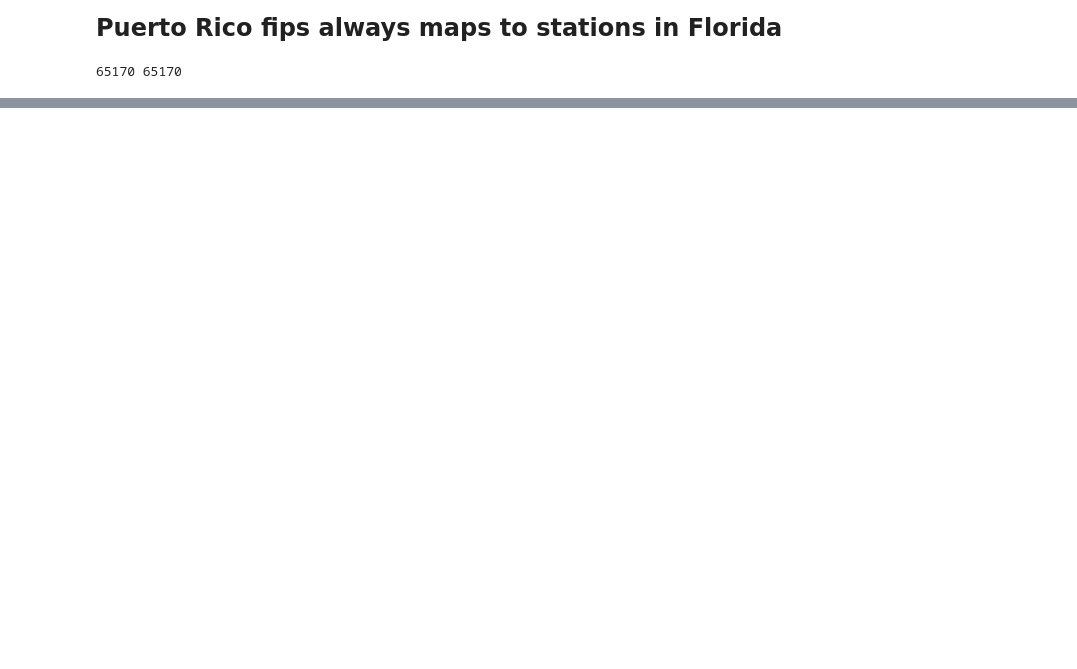
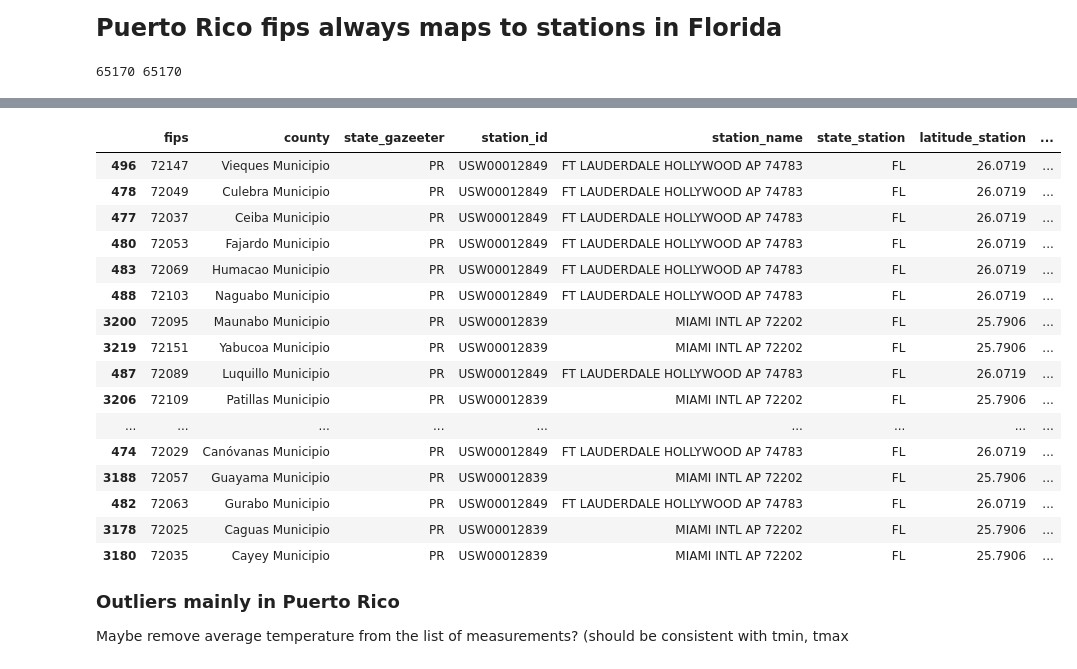
Before and after one commit to severine-baudry/capstone_data_engineer, a Jupyter notebook: US_weather_explore_measurements.ipynb, the cells around one changed output, grey strips where cells are left out. Drawn from its saved outputs; the diff is of its cells as text; code cells hidden in the pictures; blank space fills up the shorter version.

Commit message:
explore outliers for precipitation and temperature min and max

```diff
--- a/US_weather_explore_measurements.ipynb
+++ b/US_weather_explore_measurements.ipynb
@@ -609,0 +679,24 @@ print(len(a), len(df_stations))
+# %%
+closest_stations_allinfo["TAVG"].sort_values(by = "distance", ascending= False).head(20)
+# %% [output]
+|  | fips | county | state_gazeeter | station_id | station_name | state_station | latitude_station | ... |
+| 496 | 72147 | Vieques Municipio | PR | USW00012849 | FT LAUDERDALE HOLLYWOOD AP 74783 | FL | 26.0719 | ... |
+| 478 | 72049 | Culebra Municipio | PR | USW00012849 | FT LAUDERDALE HOLLYWOOD AP 74783 | FL | 26.0719 | ... |
+| 477 | 72037 | Ceiba Municipio | PR | USW00012849 | FT LAUDERDALE HOLLYWOOD AP 74783 | FL | 26.0719 | ... |
+| 480 | 72053 | Fajardo Municipio | PR | USW00012849 | FT LAUDERDALE HOLLYWOOD AP 74783 | FL | 26.0719 | ... |
+| 483 | 72069 | Humacao Municipio | PR | USW00012849 | FT LAUDERDALE HOLLYWOOD AP 74783 | FL | 26.0719 | ... |
+| 488 | 72103 | Naguabo Municipio | PR | USW00012849 | FT LAUDERDALE HOLLYWOOD AP 74783 | FL | 26.0719 | ... |
+| 3200 | 72095 | Maunabo Municipio | PR | USW00012839 | MIAMI INTL AP 72202 | FL | 25.7906 | ... |
+| 3219 | 72151 | Yabucoa Municipio | PR | USW00012839 | MIAMI INTL AP 72202 | FL | 25.7906 | ... |
+| 487 | 72089 | Luquillo Municipio | PR | USW00012849 | FT LAUDERDALE HOLLYWOOD AP 74783 | FL | 26.0719 | ... |
+| 3206 | 72109 | Patillas Municipio | PR | USW00012839 | MIAMI INTL AP 72202 | FL | 25.7906 | ... |
+| ... | ... | ... | ... | ... | ... | ... | ... | ... |
+| 474 | 72029 | Canóvanas Municipio | PR | USW00012849 | FT LAUDERDALE HOLLYWOOD AP 74783 | FL | 26.0719 | ... |
+| 3188 | 72057 | Guayama Municipio | PR | USW00012839 | MIAMI INTL AP 72202 | FL | 25.7906 | ... |
+| 482 | 72063 | Gurabo Municipio | PR | USW00012849 | FT LAUDERDALE HOLLYWOOD AP 74783 | FL | 26.0719 | ... |
+| 3178 | 72025 | Caguas Municipio | PR | USW00012839 | MIAMI INTL AP 72202 | FL | 25.7906 | ... |
+| 3180 | 72035 | Cayey Municipio | PR | USW00012839 | MIAMI INTL AP 72202 | FL | 25.7906 | ... |
+# %% [markdown]
+<font size=4>**Outliers mainly in Puerto Rico**</font>
+
+Maybe remove average temperature from the list of measurements? (should be consistent with tmin, tmax
```
Also changed, not shown: parts of 11 cells of this notebook.
